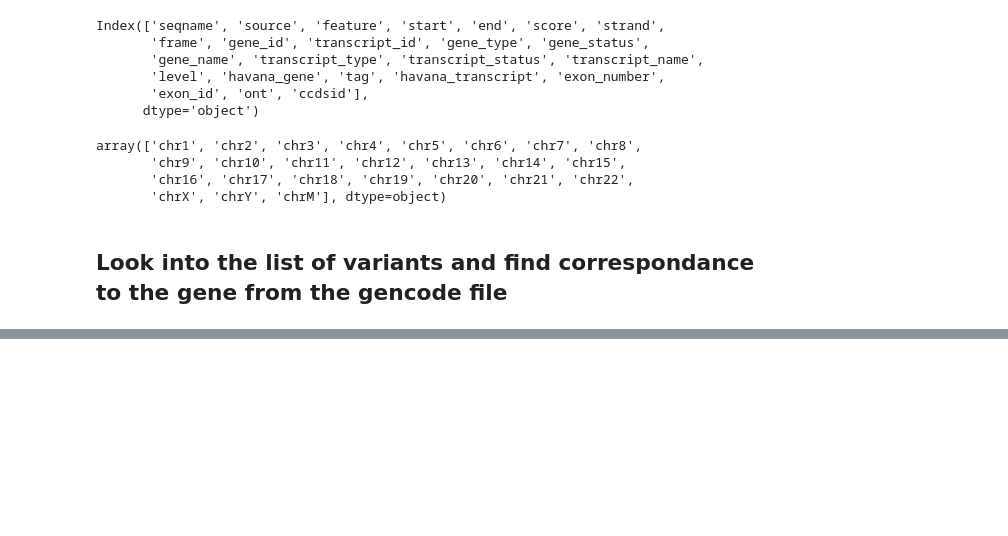
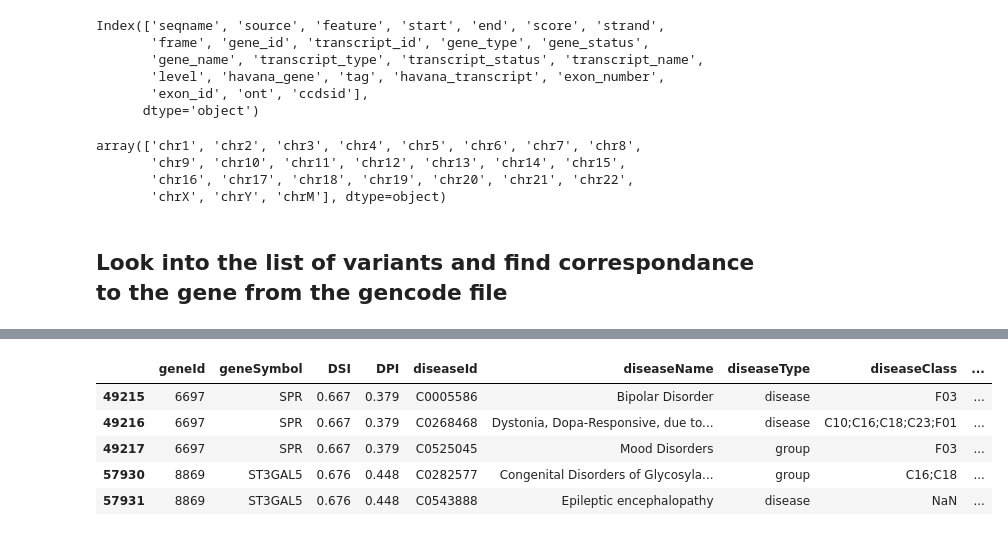
Before and after one commit to hlml-toronto/undiagnosed-1, a Jupyter notebook: script.ipynb, the cells around one changed output, grey strips where cells are left out. Saved outputs shown, nothing was run; the diff lists cells and outputs as text; code cells hidden in the pictures; blank space fills up the shorter version.

```diff
--- a/script.ipynb
+++ b/script.ipynb
@@ -113,0 +125,39 @@ KeyboardInterrupt:
+# %%
+metabolic_filename = 'shortened_metabolic.csv'
+pediatric_filename = 'shortened_Pediatric.csv'
+carrier_filename = 'shortened_Carrier.csv'
+cardioneuro_filename = 'shortened_CardioNeuro.csv'
+
+exon_filename = 'shortened_Exon.csv'
+
+
+metabolic_var_genes = pd.read_csv(metabolic_filename)
+pediatric_var_genes = pd.read_csv(pediatric_filename)
+carrier_var_genes = pd.read_csv(carrier_filename)
+cardioneuro_var_genes = pd.read_csv(cardioneuro_filename)
+
+metabolic_diseases = pd.DataFrame()
+pediatric_diseases = pd.DataFrame()
+carrier_diseases = pd.DataFrame()
+cardioneuro_diseases = pd.DataFrame()
+
+for variant in metabolic_var_genes.itertuples():
+    metabolic_diseases = metabolic_diseases.append(gene_disease[gene_disease.geneSymbol == variant.gene_name])
+
+for variant in pediatric_var_genes.itertuples():
+    pediatric_diseases = pediatric_diseases.append(gene_disease[gene_disease.geneSymbol == variant.gene_name])
+
+for variant in carrier_var_genes.itertuples():
+    carrier_diseases = carrier_diseases.append(gene_disease[gene_disease.geneSymbol == variant.gene_name])
+
+for variant in cardioneuro_var_genes.itertuples():
+    cardioneuro_diseases = cardioneuro_diseases.append(gene_disease[gene_disease.geneSymbol == variant.gene_name])
+# %%
+metabolic_diseases.head()
+# %% [output]
+|  | geneId | geneSymbol | DSI | DPI | diseaseId | diseaseName | diseaseType | diseaseClass | ... |
+| 49215 | 6697 | SPR | 0.667 | 0.379 | C0005586 | Bipolar Disorder | disease | F03 | ... |
+| 49216 | 6697 | SPR | 0.667 | 0.379 | C0268468 | Dystonia, Dopa-Responsive, due to... | disease | C10;C16;C18;C23;F01 | ... |
+| 49217 | 6697 | SPR | 0.667 | 0.379 | C0525045 | Mood Disorders | group | F03 | ... |
+| 57930 | 8869 | ST3GAL5 | 0.676 | 0.448 | C0282577 | Congenital Disorders of Glycosyla... | group | C16;C18 | ... |
+| 57931 | 8869 | ST3GAL5 | 0.676 | 0.448 | C0543888 | Epileptic encephalopathy | disease | NaN | ... |
```
Also changed, not shown: parts of 12 cells of this notebook.
